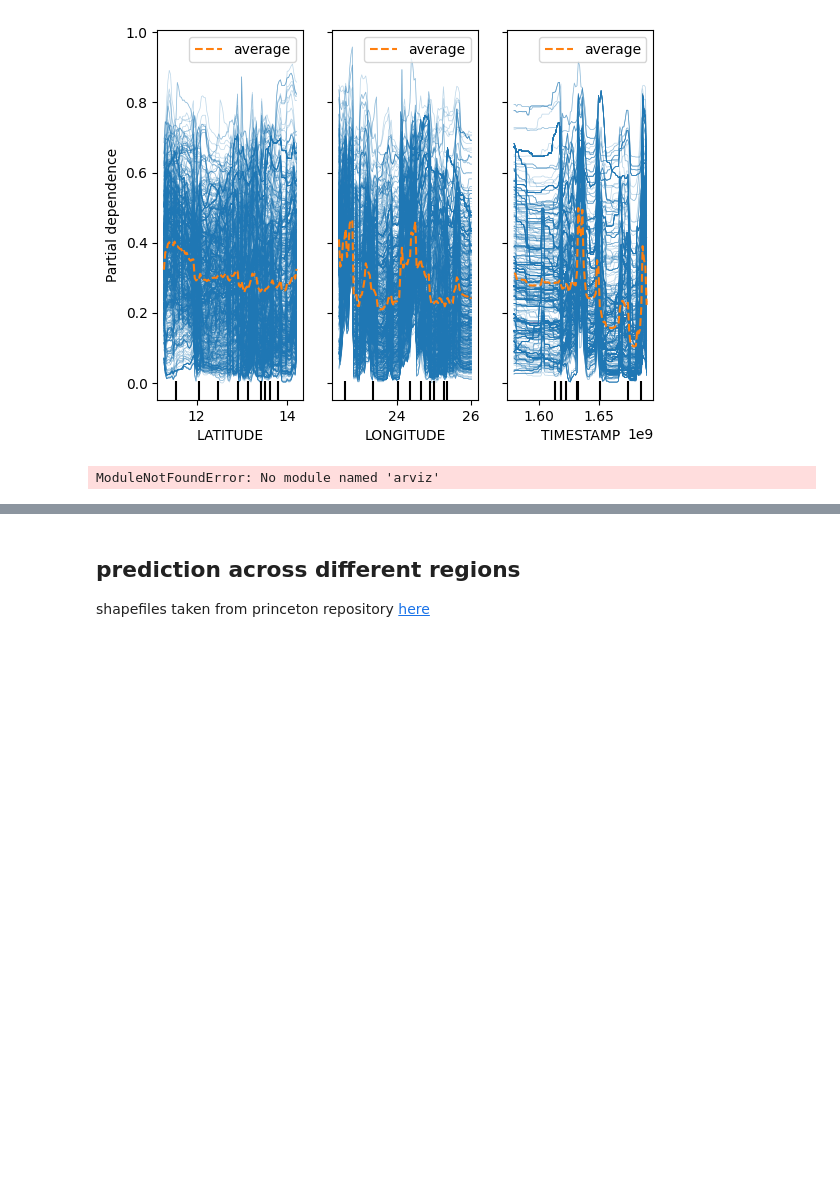
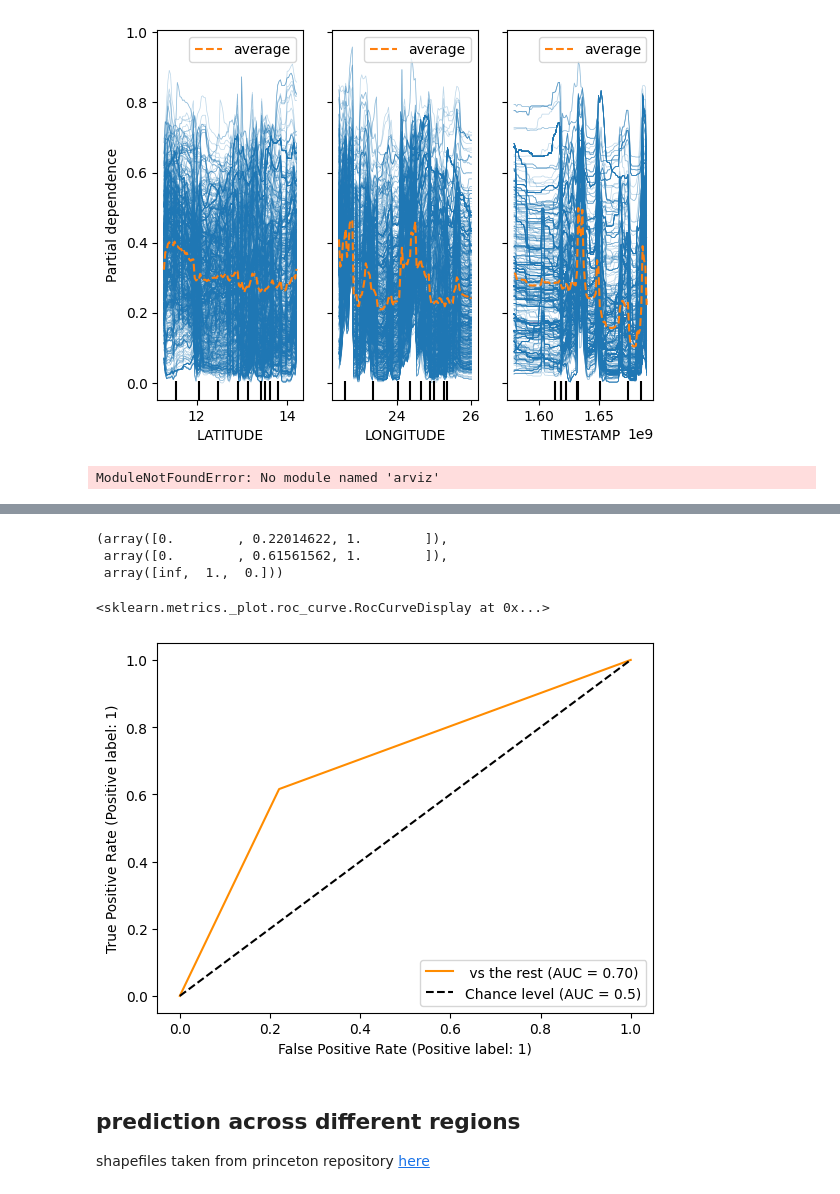
Before and after one commit to kaylanhua/conflicts, a Jupyter notebook: random_forest/random_forest.ipynb, the cells around one changed output, grey strips where cells are left out. Drawn from its saved outputs; the diff is of its cells as text; code cells hidden in the pictures; blank space fills up the shorter version.

```diff
--- a/random_forest/random_forest.ipynb
+++ b/random_forest/random_forest.ipynb
@@ -197,3 +220,23 @@ ModuleNotFoundError: No module named 'arviz'
+# %%
+import sklearn.metrics as metrics
+metrics.roc_curve(df['y_true'], df['y_pred'])
+# %% [output]
+(array([0.        , 0.22014622, 1.        ]),
+ array([0.        , 0.61561562, 1.        ]),
+ array([inf,  1.,  0.]))
+# %%
+from sklearn.metrics import RocCurveDisplay
+
+RocCurveDisplay.from_predictions(
+    df['y_true'],
+    df['y_pred'],
+    name=f" vs the rest",
+    color="darkorange",
+    plot_chance_level=True,
+)
+# %% [output]
+<sklearn.metrics._plot.roc_curve.RocCurveDisplay at 0x...>
+[figure, added]
 # %% [markdown]
 ## prediction across different regions
 
```
Also changed, not shown: parts of 2 cells of this notebook.
